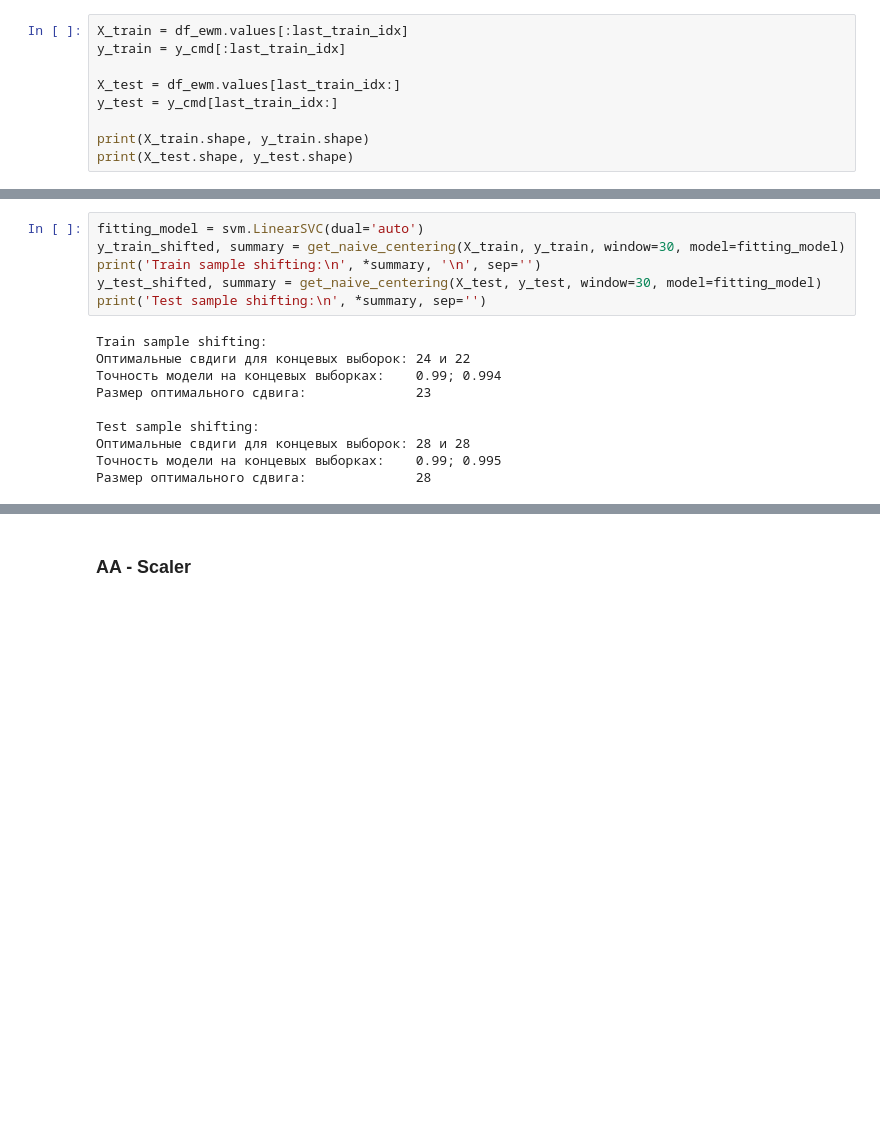
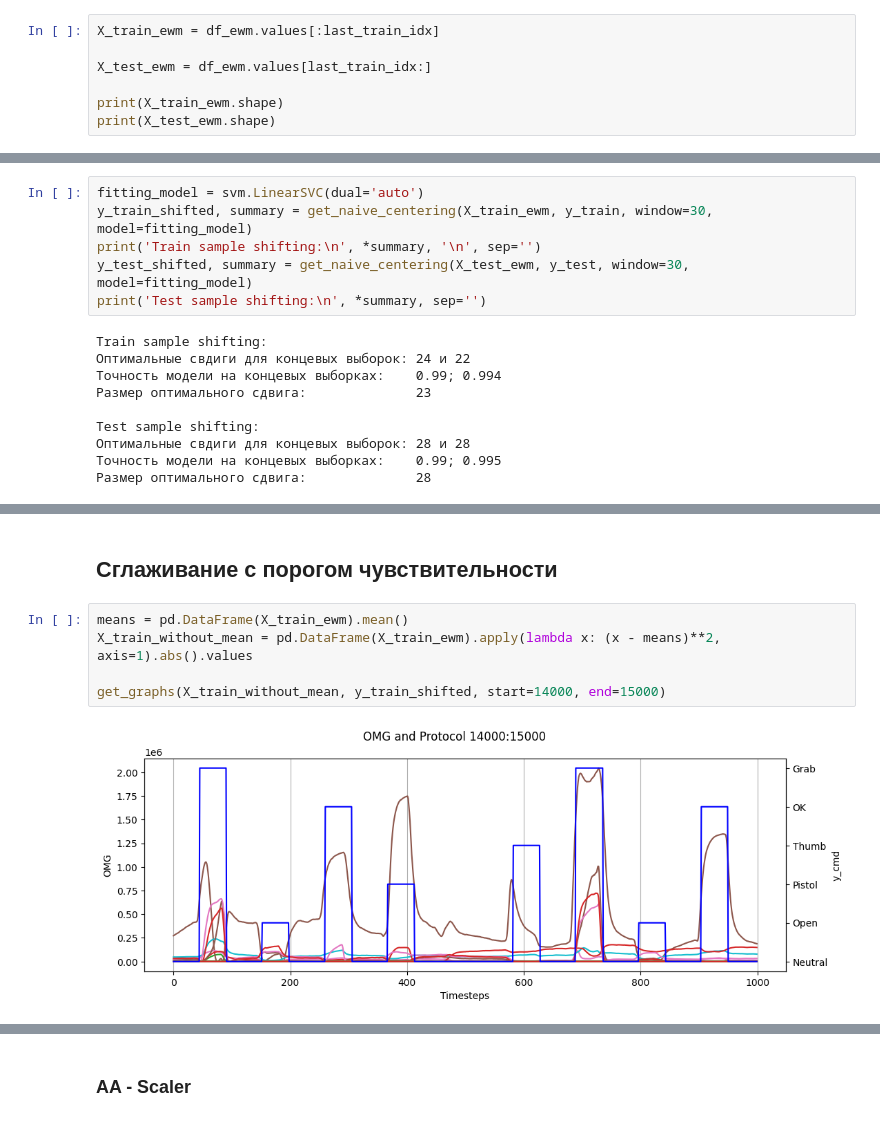
Before and after one commit to banzarkhan/motorika-internship-team, a Jupyter notebook: baseline_ewm.ipynb, the cells around one changed output, grey strips where cells are left out. Saved outputs shown, nothing was run; the diff lists cells and outputs as text; blank space fills up the shorter version.

```diff
--- a/baseline_ewm.ipynb
+++ b/baseline_ewm.ipynb
@@ -459,10 +461,8 @@ ___
 # %%
-X_train = df_ewm.values[:last_train_idx]
-y_train = y_cmd[:last_train_idx]
+X_train_ewm = df_ewm.values[:last_train_idx]
 
-X_test = df_ewm.values[last_train_idx:]
-y_test = y_cmd[last_train_idx:]
+X_test_ewm = df_ewm.values[last_train_idx:]
 
-print(X_train.shape, y_train.shape)
-print(X_test.shape, y_test.shape)
+print(X_train_ewm.shape)
+print(X_test_ewm.shape)
 # %% [output]
@@ -548,9 +550,9 @@ def get_naive_centering(X_arr, y_arr, inter=1000, gap=500, window=20, model=svm.
     return y_arr_shifted, summary
 # %%
 fitting_model = svm.LinearSVC(dual='auto')
-y_train_shifted, summary = get_naive_centering(X_train, y_train, window=30, model=fitting_model)
+y_train_shifted, summary = get_naive_centering(X_train_ewm, y_train, window=30, model=fitting_model)
 print('Train sample shifting:\n', *summary, '\n', sep='')
-y_test_shifted, summary = get_naive_centering(X_test, y_test, window=30, model=fitting_model)
+y_test_shifted, summary = get_naive_centering(X_test_ewm, y_test, window=30, model=fitting_model)
 print('Test sample shifting:\n', *summary, sep='')
 # %% [output]
 Train sample shifting:
@@ -567,2 +569,11 @@ get_graphs(X_train, y_train_shifted, start=2000, end=3000)
 # %% [output]
 [figure]
+# %% [markdown]
+## Сглаживание с порогом чувствительности
+# %%
+means = pd.DataFrame(X_train_ewm).mean()
+X_train_without_mean = pd.DataFrame(X_train_ewm).apply(lambda x: (x - means)**2, axis=1).abs().values
+
+get_graphs(X_train_without_mean, y_train_shifted, start=14000, end=15000)
+# %% [output]
+[figure, added]
```
Also changed, not shown: parts of 28 cells of this notebook, 1 other file.
